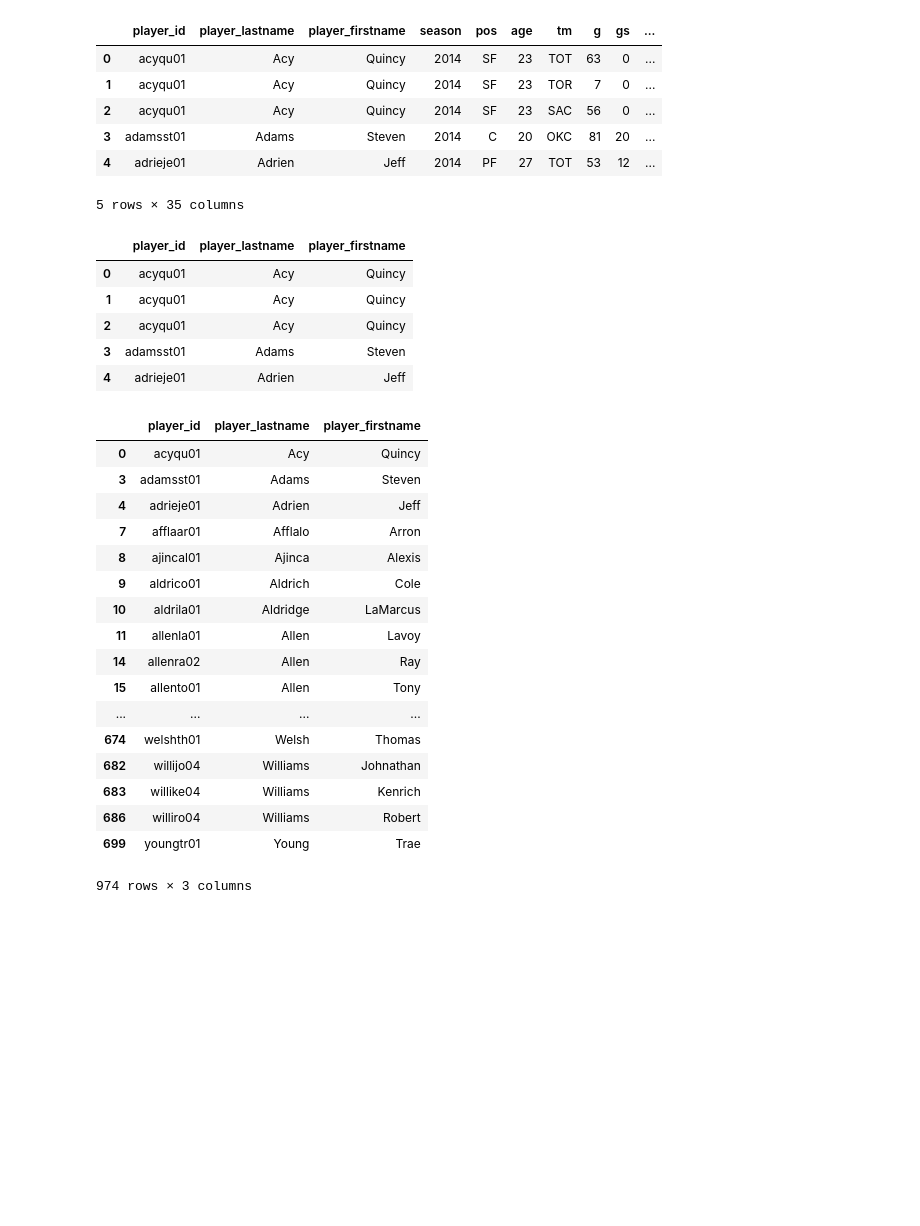
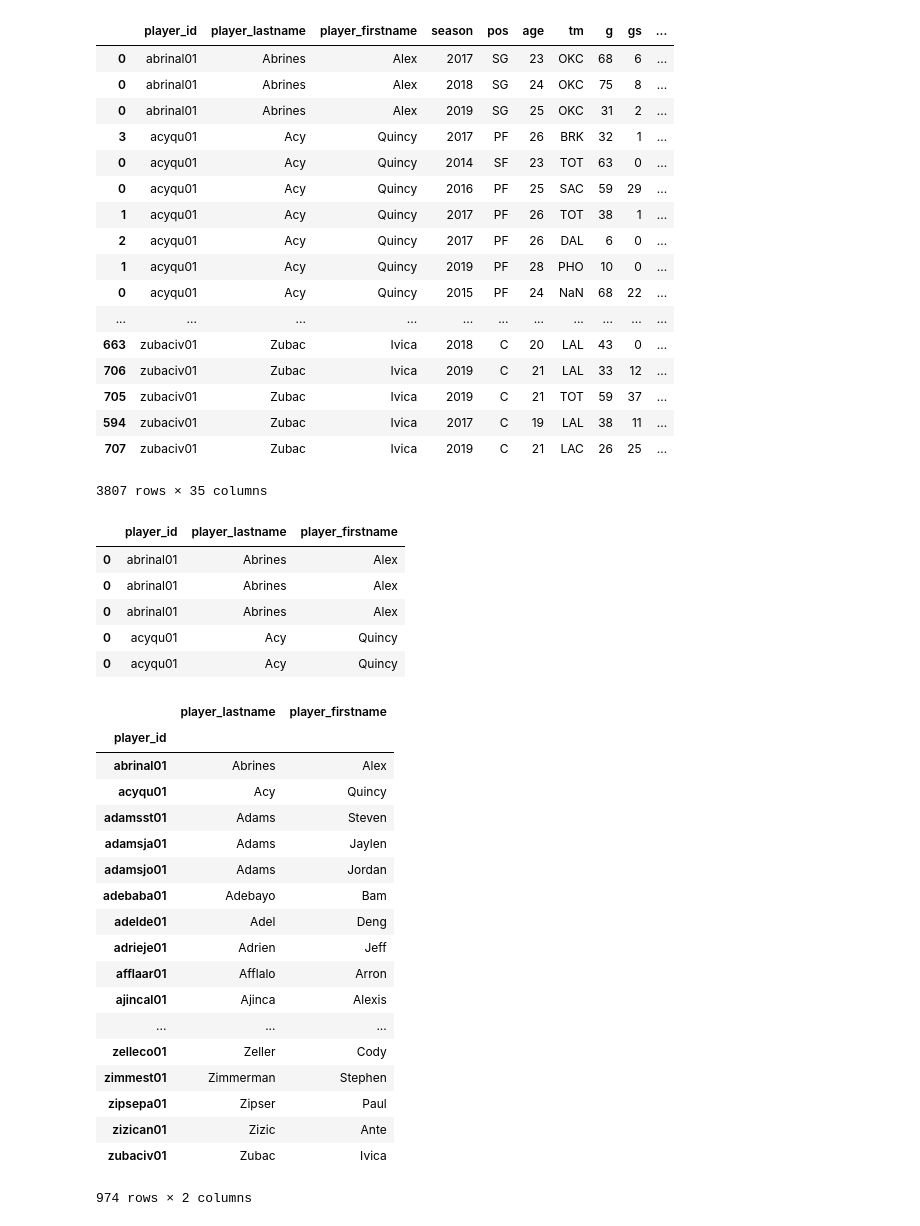
Before and after one commit to jarred104/ETL_NBA_Project, a Jupyter notebook: NBA_Player_ID.ipynb, the cells around one changed output. Drawn from its saved outputs; the diff is of its cells as text; code cells hidden in the pictures; blank space fills up the shorter version.

```diff
--- a/NBA_Player_ID.ipynb
+++ b/NBA_Player_ID.ipynb
@@ -33,15 +44,27 @@ all_df = [player_data_2014, player_data_2015, player_data_2016, player_data_2017
 all_player_data = pd.concat(all_df, sort=False)
 # %%
 # Check All Data
-all_player_data.head()
+all_player_data = all_player_data.sort_values('player_lastname')
+all_player_data
 # %% [output]
 |  | player_id | player_lastname | player_firstname | season | pos | age | tm | g | gs | ... |
+| 0 | abrinal01 | Abrines | Alex | 2017 | SG | 23 | OKC | 68 | 6 | ... |
+| 0 | abrinal01 | Abrines | Alex | 2018 | SG | 24 | OKC | 75 | 8 | ... |
+| 0 | abrinal01 | Abrines | Alex | 2019 | SG | 25 | OKC | 31 | 2 | ... |
+| 3 | acyqu01 | Acy | Quincy | 2017 | PF | 26 | BRK | 32 | 1 | ... |
 | 0 | acyqu01 | Acy | Quincy | 2014 | SF | 23 | TOT | 63 | 0 | ... |
-| 1 | acyqu01 | Acy | Quincy | 2014 | SF | 23 | TOR | 7 | 0 | ... |
-| 2 | acyqu01 | Acy | Quincy | 2014 | SF | 23 | SAC | 56 | 0 | ... |
-| 3 | adamsst01 | Adams | Steven | 2014 | C | 20 | OKC | 81 | 20 | ... |
-| 4 | adrieje01 | Adrien | Jeff | 2014 | PF | 27 | TOT | 53 | 12 | ... |
+| 0 | acyqu01 | Acy | Quincy | 2016 | PF | 25 | SAC | 59 | 29 | ... |
+| 1 | acyqu01 | Acy | Quincy | 2017 | PF | 26 | TOT | 38 | 1 | ... |
+| 2 | acyqu01 | Acy | Quincy | 2017 | PF | 26 | DAL | 6 | 0 | ... |
+| 1 | acyqu01 | Acy | Quincy | 2019 | PF | 28 | PHO | 10 | 0 | ... |
+| 0 | acyqu01 | Acy | Quincy | 2015 | PF | 24 | NaN | 68 | 22 | ... |
+| ... | ... | ... | ... | ... | ... | ... | ... | ... | ... | ... |
+| 663 | zubaciv01 | Zubac | Ivica | 2018 | C | 20 | LAL | 43 | 0 | ... |
+| 706 | zubaciv01 | Zubac | Ivica | 2019 | C | 21 | LAL | 33 | 12 | ... |
+| 705 | zubaciv01 | Zubac | Ivica | 2019 | C | 21 | TOT | 59 | 37 | ... |
+| 594 | zubaciv01 | Zubac | Ivica | 2017 | C | 19 | LAL | 38 | 11 | ... |
+| 707 | zubaciv01 | Zubac | Ivica | 2019 | C | 21 | LAC | 26 | 25 | ... |
-5 rows × 35 columns
+3807 rows × 35 columns
 # %%
 # Build DataFrame from ID, Last Name, and First Name
 player_id_df = all_player_data[['player_id','player_lastname','player_firstname']]
@@ -49,35 +72,36 @@ player_id_df = all_player_data[['player_id','player_lastname','player_firstname'
 player_id_df.head()
 # %% [output]
 |  | player_id | player_lastname | player_firstname |
+| 0 | abrinal01 | Abrines | Alex |
+| 0 | abrinal01 | Abrines | Alex |
+| 0 | abrinal01 | Abrines | Alex |
 | 0 | acyqu01 | Acy | Quincy |
-| 1 | acyqu01 | Acy | Quincy |
-| 2 | acyqu01 | Acy | Quincy |
-| 3 | adamsst01 | Adams | Steven |
-| 4 | adrieje01 | Adrien | Jeff |
+| 0 | acyqu01 | Acy | Quincy |
 # %%
 # Drop Duplicates
 player_id_clean = player_id_df.drop_duplicates()
 # %%
-player_id_clean
+player_id_clean.set_index('player_id')
 # %% [output]
-|  | player_id | player_lastname | player_firstname |
-| 0 | acyqu01 | Acy | Quincy |
-| 3 | adamsst01 | Adams | Steven |
-| 4 | adrieje01 | Adrien | Jeff |
-| 7 | afflaar01 | Afflalo | Arron |
-| 8 | ajincal01 | Ajinca | Alexis |
-| 9 | aldrico01 | Aldrich | Cole |
-| 10 | aldrila01 | Aldridge | LaMarcus |
-| 11 | allenla01 | Allen | Lavoy |
-| 14 | allenra02 | Allen | Ray |
-| 15 | allento01 | Allen | Tony |
-| ... | ... | ... | ... |
-| 674 | welshth01 | Welsh | Thomas |
-| 682 | willijo04 | Williams | Johnathan |
-| 683 | willike04 | Williams | Kenrich |
-| 686 | williro04 | Williams | Robert |
-| 699 | youngtr01 | Young | Trae |
+|  | player_lastname | player_firstname |
+| player_id |  |  |
+| abrinal01 | Abrines | Alex |
+| acyqu01 | Acy | Quincy |
+| adamsst01 | Adams | Steven |
+| adamsja01 | Adams | Jaylen |
+| adamsjo01 | Adams | Jordan |
+| adebaba01 | Adebayo | Bam |
+| adelde01 | Adel | Deng |
+| adrieje01 | Adrien | Jeff |
+| afflaar01 | Afflalo | Arron |
+| ajincal01 | Ajinca | Alexis |
+| ... | ... | ... |
+| zelleco01 | Zeller | Cody |
+| zimmest01 | Zimmerman | Stephen |
+| zipsepa01 | Zipser | Paul |
+| zizican01 | Zizic | Ante |
+| zubaciv01 | Zubac | Ivica |
-974 rows × 3 columns
+974 rows × 2 columns
 # %%
 # Save to .csv
 player_id_clean.to_csv(r'player_id.csv',index=False)
```
Also changed, not shown: parts of 5 cells of this notebook, 3 other files.
